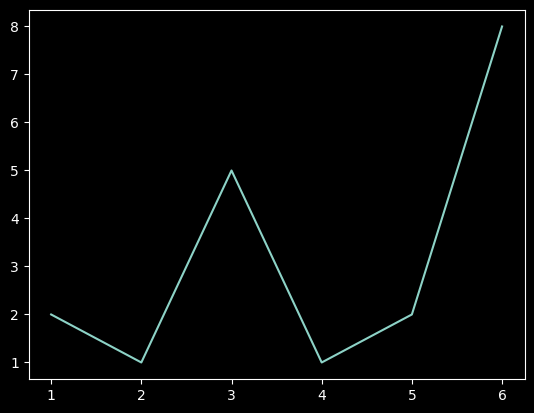
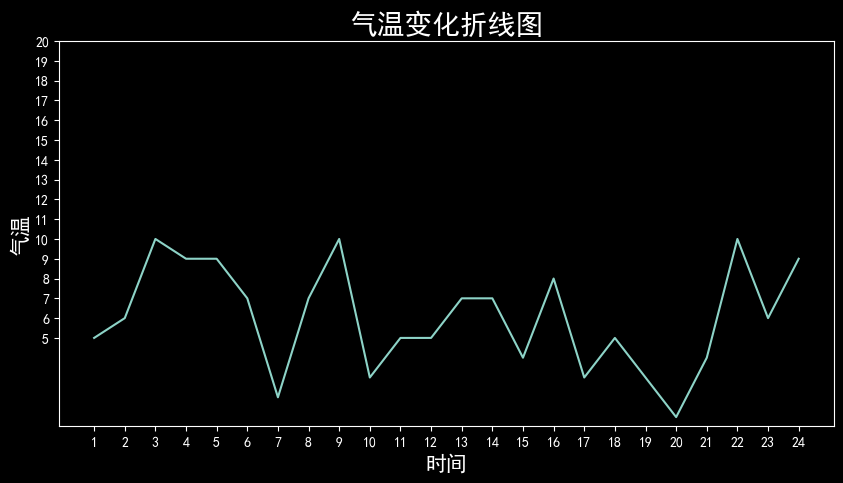
Code edit (unified diff) that turned the first committed figure into the second:
--- before
+++ after
@@ -3,6 +3,18 @@
 
 # 绘制折线图
-x = [1,2,3,4,5,6]
+# 设置中文
+plt.rcParams['font.sans-serif'] = ['SimHei']
+x = [i for i in range(1,25)]
 y = [random.randint(1,10) for i in x]
+# 设置画布大小
+plt.figure(figsize=(10,5))
 plt.plot(x,y)
+
+# 设置标题
+plt.title('气温变化折线图',fontsize=20)
+plt.xlabel('时间',fontsize=15)
+plt.ylabel('气温',fontsize=15)
+plt.xticks(x[::1])
+y_yticks = [i for i in range(5,21)]
+plt.yticks(y_yticks)
 plt.show()

Commit: feat(数据分析): 添加Matplotlib入门教程